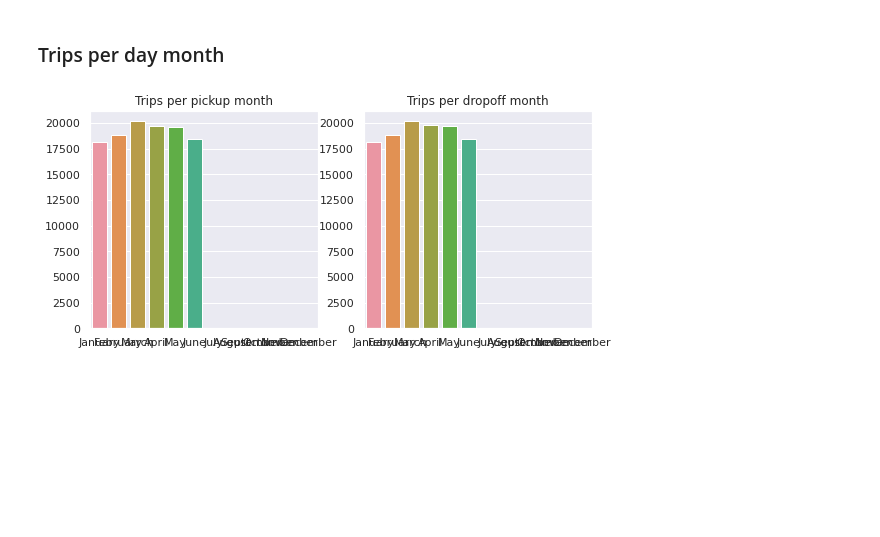
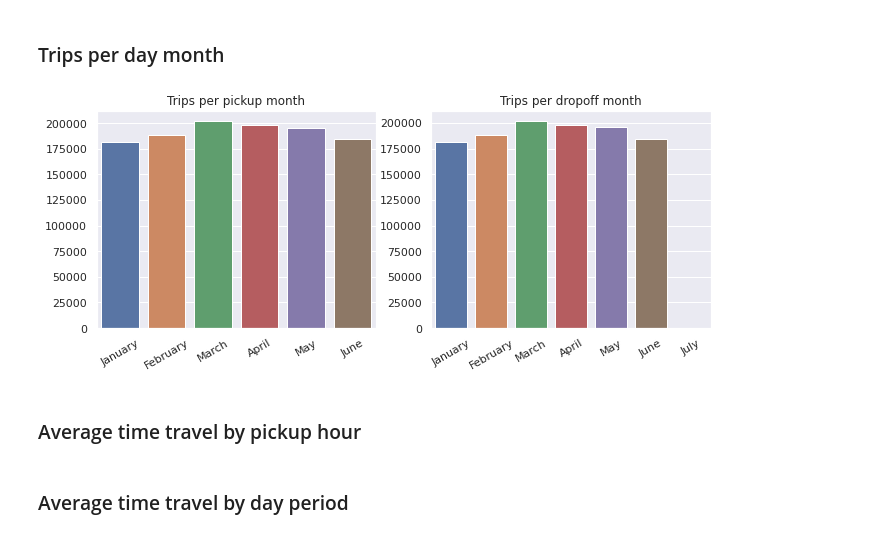
Before and after one commit to EliasEconomou/DataMining2-Travel-Time-Prediction, a Jupyter notebook: DataMining2_Travel_Time_Prediction.ipynb, the cells around one changed output. Cells and saved outputs as stored; diff of their text form; code cells hidden in the pictures; blank space fills up the shorter version.

```diff
--- a/DataMining2_Travel_Time_Prediction.ipynb
+++ b/DataMining2_Travel_Time_Prediction.ipynb
@@ -347,5 +346,7 @@ sns.set(rc={'figure.figsize':(8,4)})
 # %% [markdown]
 ### Trips per day period
+# %%
+sns.set(rc={'figure.figsize':(10.5,4)})
 # %%
 pDayPeriodDict = {}
 pDayPeriodDict['Morning'] = trainDF[trainDF.pickup_day_period == "Morning"].shape[0]
@@ -366,6 +367,6 @@ pDayPeriodPlot = sns.barplot(x=list(pDayPeriodDict.keys()),
 dDayPeriodPlot = sns.barplot(x=list(dDayPeriodDict.keys()),
                              y=list(dDayPeriodDict.values()),
                              ax=ax[1]).set(title='Trips per dropoff day period')
-sns.set(rc={'figure.figsize':(9,4)})
+
 fig.show()
 # %% [output]
@@ -373,42 +374,65 @@ fig.show()
 # %% [markdown]
 ### Trips per day month
+# %%
+sns.set(rc={'figure.figsize':(11,4)})
 # %%
 pMonthDict = {}
-pMonthDict['January'] = trainDF[trainDF.pickup_month == "January"].shape[0]
-pMonthDict['February'] = trainDF[trainDF.pickup_month == "February"].shape[0]
-pMonthDict['March'] = trainDF[trainDF.pickup_month == "March"].shape[0]
-pMonthDict['April'] = trainDF[trainDF.pickup_month == "April"].shape[0]
-pMonthDict['May'] = trainDF[trainDF.pickup_month == "May"].shape[0]
-pMonthDict['June'] = trainDF[trainDF.pickup_month == "June"].shape[0]
-pMonthDict['July'] = trainDF[trainDF.pickup_month == "July"].shape[0]
-pMonthDict['August'] = trainDF[trainDF.pickup_month == "August"].shape[0]
-pMonthDict['September'] = trainDF[trainDF.pickup_month == "September"].shape[0]
-pMonthDict['Octomber'] = trainDF[trainDF.pickup_month == "Octomber"].shape[0]
-pMonthDict['November'] = trainDF[trainDF.pickup_month == "November"].shape[0]
-pMonthDict['December'] = trainDF[trainDF.pickup_month == "December"].shape[0]
+pMonthDict['January'] = 0
+pMonthDict['February'] = 0
+pMonthDict['March'] = 0
+pMonthDict['April'] = 0
+pMonthDict['May'] = 0
+pMonthDict['June'] = 0
+pMonthDict['July'] = 0
+pMonthDict['August'] = 0
+pMonthDict['September'] = 0
+pMonthDict['Octomber'] = 0
+pMonthDict['November'] = 0
+pMonthDict['December'] = 0
+
+ptempDict = dict(trainDF['pickup_month'].value_counts())
+pMonthDict.update(ptempDict)
+pMonthDict = {k: v for k, v in pMonthDict.items() if v!=0}
+
 
 dMonthDict = {}
-dMonthDict['January'] = trainDF[trainDF.dropoff_month == "January"].shape[0]
-dMonthDict['February'] = trainDF[trainDF.dropoff_month == "February"].shape[0]
-dMonthDict['March'] = trainDF[trainDF.dropoff_month == "March"].shape[0]
-dMonthDict['April'] = trainDF[trainDF.dropoff_month == "April"].shape[0]
-dMonthDict['May'] = trainDF[trainDF.dropoff_month == "May"].shape[0]
-dMonthDict['June'] = trainDF[trainDF.dropoff_month == "June"].shape[0]
-dMonthDict['July'] = trainDF[trainDF.dropoff_month == "July"].shape[0]
-dMonthDict['August'] = trainDF[trainDF.dropoff_month == "August"].shape[0]
-dMonthDict['September'] = trainDF[trainDF.dropoff_month == "September"].shape[0]
-dMonthDict['Octomber'] = trainDF[trainDF.dropoff_month == "Octomber"].shape[0]
-dMonthDict['November'] = trainDF[trainDF.dropoff_month == "November"].shape[0]
-dMonthDict['December'] = trainDF[trainDF.dropoff_month == "December"].shape[0]
+dMonthDict['January'] = 0
+dMonthDict['February'] = 0
+dMonthDict['March'] = 0
+dMonthDict['April'] = 0
+dMonthDict['May'] = 0
+dMonthDict['June'] = 0
+dMonthDict['July'] = 0
+dMonthDict['August'] = 0
+dMonthDict['September'] = 0
+dMonthDict['Octomber'] = 0
+dMonthDict['November'] = 0
+dMonthDict['December'] = 0
+
+dtempDict = dict(trainDF['dropoff_month'].value_counts())
+dMonthDict.update(dtempDict)
+dMonthDict = {k: v for k, v in dMonthDict.items() if v!=0}
 
 fig, ax = plt.subplots(1,2)
+
 pMonthPlot = sns.barplot(x=list(pMonthDict.keys()),
                              y=list(pMonthDict.values()),
                              ax=ax[0]).set(title='Trips per pickup month')
+
 dMonthPlot = sns.barplot(x=list(dMonthDict.keys()),
                              y=list(dMonthDict.values()),
                              ax=ax[1]).set(title='Trips per dropoff month')
-sns.set(rc={'figure.figsize':(9,4)})
+
+
+for ax in fig.axes:
+    plt.sca(ax)
+    plt.xticks(rotation=30)
+
+
 fig.show()
 # %% [output]
-[figure, old version]
+[figure, new version]
+# %% [markdown]
+### Average time travel by pickup hour
+# %% [markdown]
+### Average time travel by day period
```
Also changed, not shown: parts of 14 cells of this notebook.
